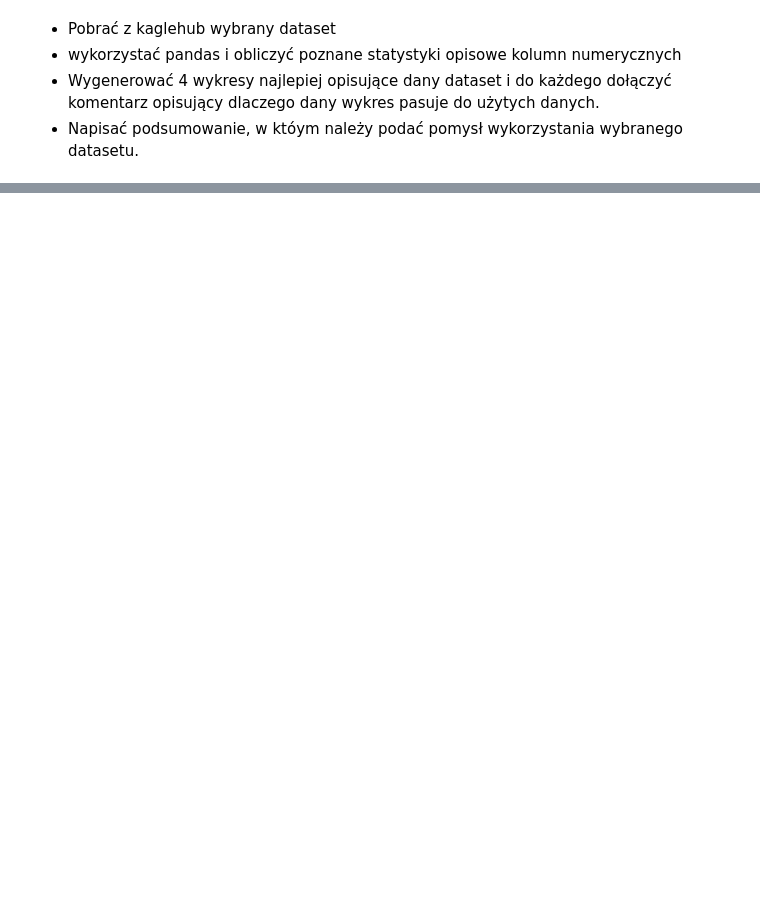
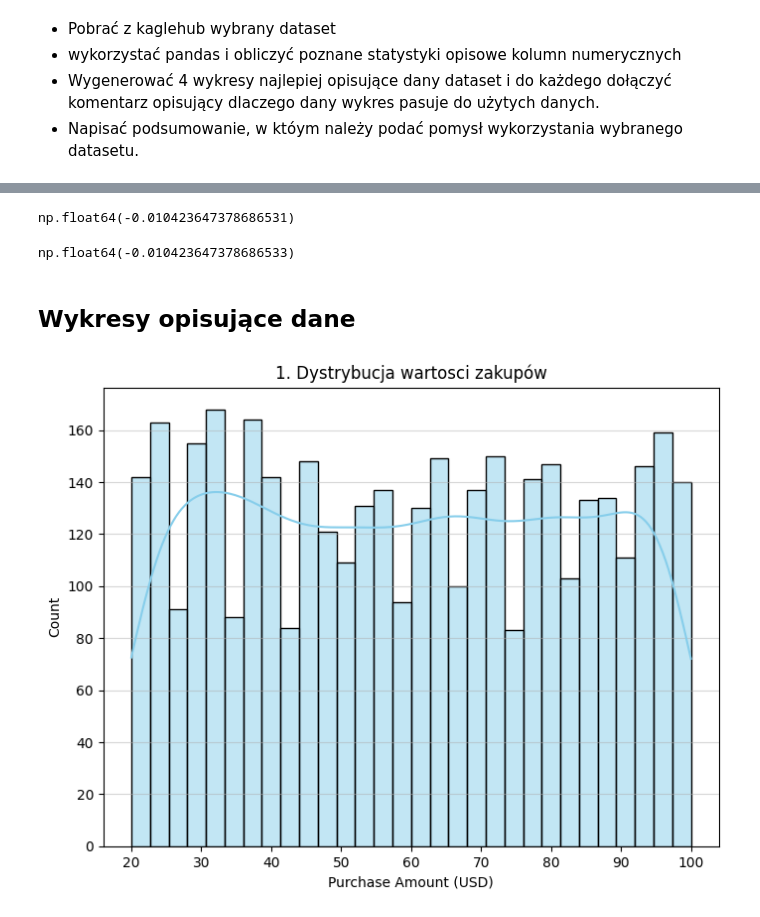
Before and after one commit to MarcinCho/NOD, a Jupyter notebook: ZAD_234/zad2.ipynb, the cells around one changed output, grey strips where cells are left out. Saved outputs shown, nothing was run; the diff lists cells and outputs as text; code cells hidden in the pictures; blank space fills up the shorter version.

```diff
--- a/ZAD_234/zad2.ipynb
+++ b/ZAD_234/zad2.ipynb
@@ -16,0 +19,9 @@ ModuleNotFoundError: No module named 'plotly'
+# %%
+file_path = "shopping_behavior_updated.csv"
+
+df = kagglehub.load_dataset(
+  KaggleDatasetAdapter.PANDAS,
+  "ranaghulamnabi/shopping-behavior-and-preferences-study",
+  file_path,
+)
+df.head()
@@ -16,0 +85,31 @@ ModuleNotFoundError: No module named 'plotly'
+# %%
+np.corrcoef(df["Purchase Amount (USD)"], df["Age"])[0,1]
+# %% [output]
+np.float64(-0.010423647378686531)
+# %%
+corelation = covariance[0,1] / (np.sqrt(covariance[0,0]) * np.sqrt(covariance[1,1]))
+corelation
+# %% [output]
+np.float64(-0.010423647378686533)
+# %% [markdown]
+## Wykresy opisujące dane
+# %%
+PLOTS_DIR = "plotki"
+
+# Create a directory to save the plots
+os.makedirs(PLOTS_DIR, exist_ok=True)
+# %%
+df['Age'] = pd.to_numeric(df['Age'], errors='coerce')
+df.dropna(subset=['Purchase Amount (USD)', 'Age', 'Gender', 'Category', 'Frequency of Purchases', 'Payment Method', 'Item Purchased'], inplace=True)
+# %%
+plt.figure(figsize=(8, 6))
+sns.histplot(df['Purchase Amount (USD)'], bins=30, kde=True, color='skyblue')
+plt.title('1. Dystrybucja wartosci zakupów')
+plt.xlabel('Purchase Amount (USD)')
+plt.ylabel('Count')
+plt.grid(axis='y', alpha=0.5)
+plt.savefig(os.path.join(PLOTS_DIR, '1_purchase_amount_distribution.png'))
+plt.show()
+plt.close()
+# %% [output]
+[figure, added]
```
Also changed, not shown: parts of 16 cells of this notebook, 6 other files.
